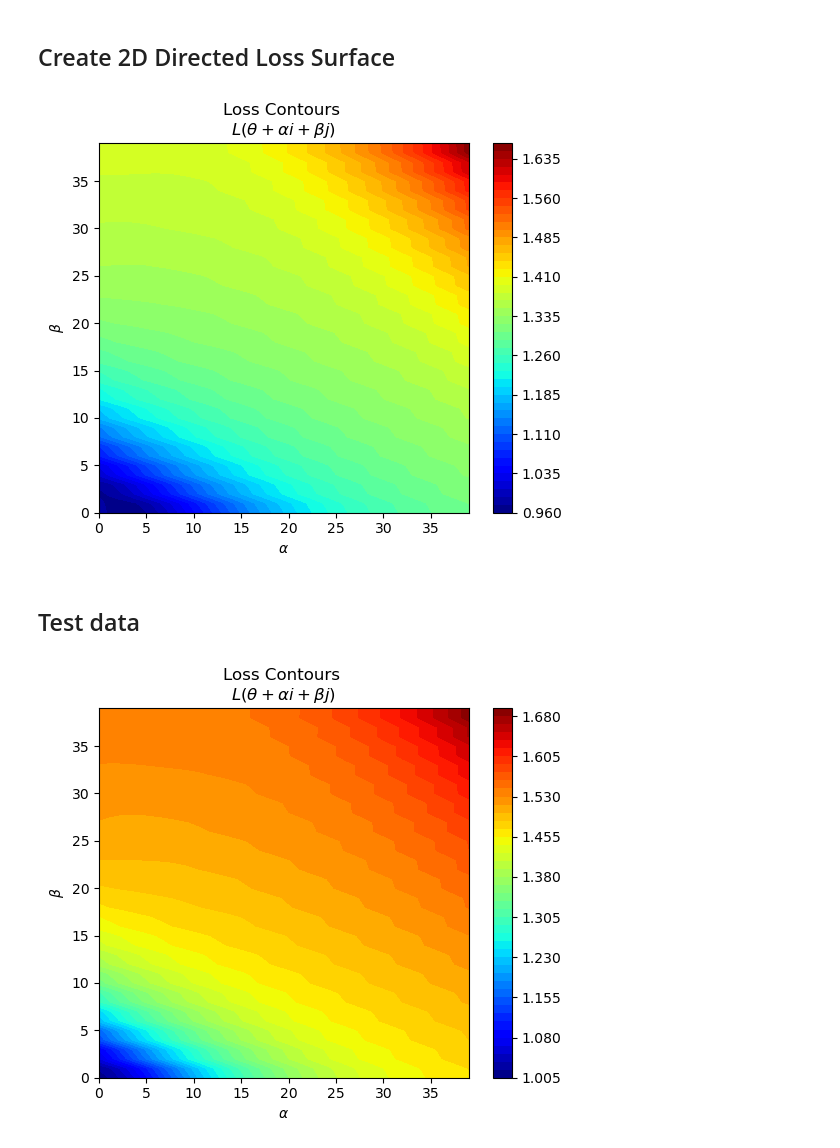
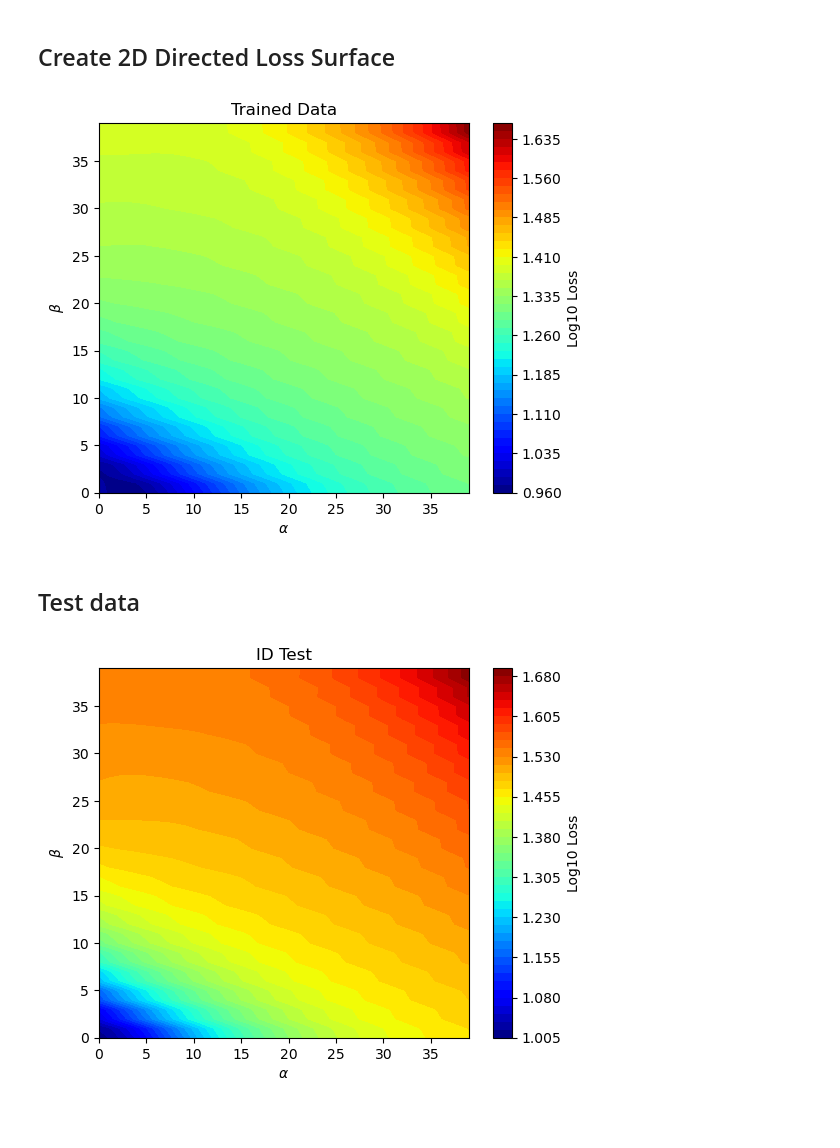
Before and after one commit to daleas0120/loss_landscapes_demo, a Jupyter notebook: demo_hessian_landscapes_esol.ipynb, the cells around one changed output. Cells and saved outputs as stored; diff of their text form; code cells hidden in the pictures; blank space fills up the shorter version.

```diff
--- a/demo_hessian_landscapes_esol.ipynb
+++ b/demo_hessian_landscapes_esol.ipynb
@@ -249,26 +249,33 @@ def calc_average_loss_array(data_loader):
 
 average_array = calc_average_loss_array(data_loader=train_loader)
 # %%
-def plot_loss_contours(average_array):
+def plot_loss_contours(average_array, title, vmin=None, vmax=None):
     fig, ax = plt.subplots(1, 1)
-    plt.contourf(np.log10(average_array), levels=50, cmap='jet')
-    ax.set_title('Loss Contours \n'+ r'$L(\theta + \alpha i + \beta j$)')
+
+    # Apply log scaling and set colorbar limits
+    contour = plt.contourf(np.log10(average_array), levels=50, cmap='jet', vmin=vmin, vmax=vmax)
+
+    plt.title("{}".format(title))
     ax.axis('square')
     ax.set_xlabel(r'$\alpha$')
     ax.set_ylabel(r'$\beta$')
-    plt.colorbar()
+
+    # Add colorbar
+    cbar = plt.colorbar(contour)
+    cbar.set_label("Log10 Loss")  # Add label for clarity
+
     plt.show()
 # %%
-plot_loss_contours(average_array)
+plot_loss_contours(average_array, title="Trained Data")
 # %% [output]
-[figure, old version]
+[figure, new version]
 # %% [markdown]
 ## Test data
 # %%
 average_array_test = calc_average_loss_array(data_loader=test_loader)
 # %%
-plot_loss_contours(average_array_test)
+plot_loss_contours(average_array_test, title="ID Test")
 # %% [output]
-[figure, old version]
+[figure, new version]
 # %%
 average_array_test_OOD = calc_average_loss_array(data_loader=test_OOD_loader)
```
Also changed, not shown: parts of 2 cells of this notebook.
